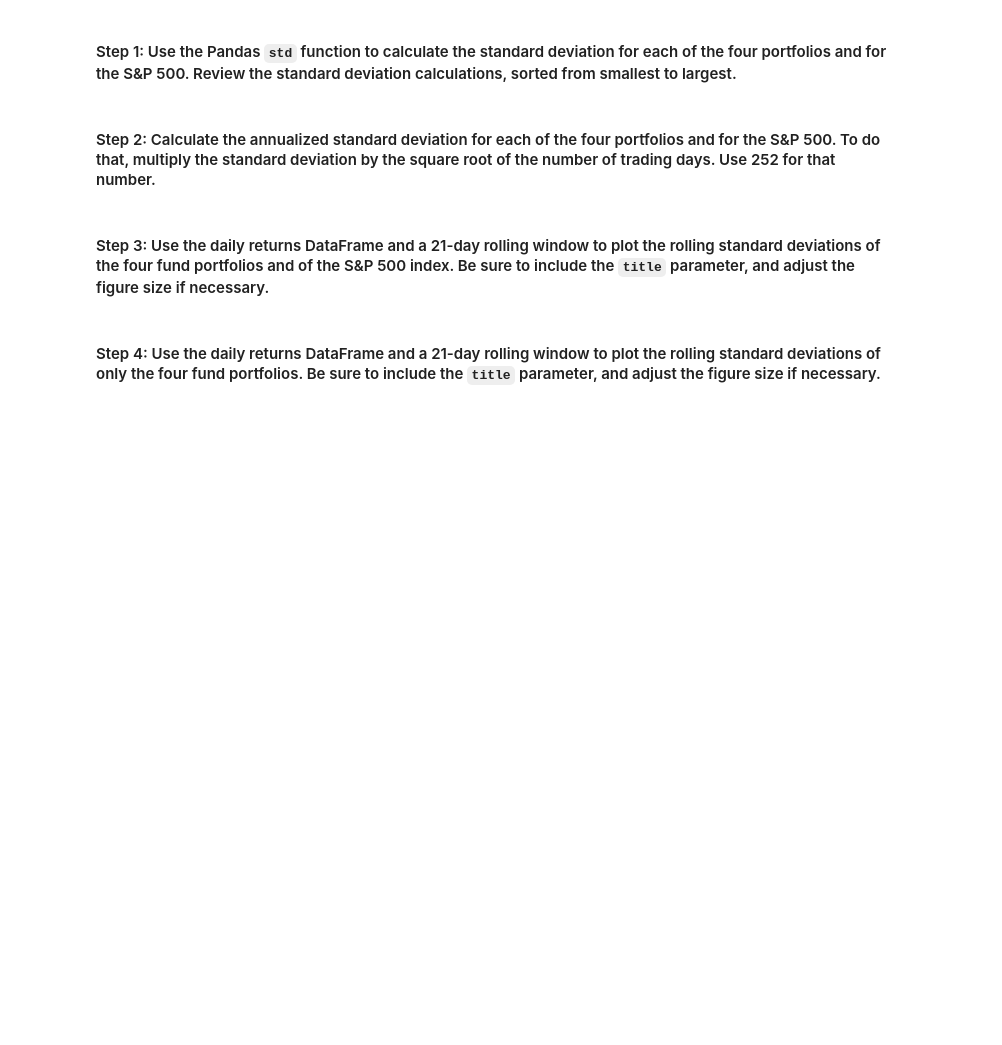
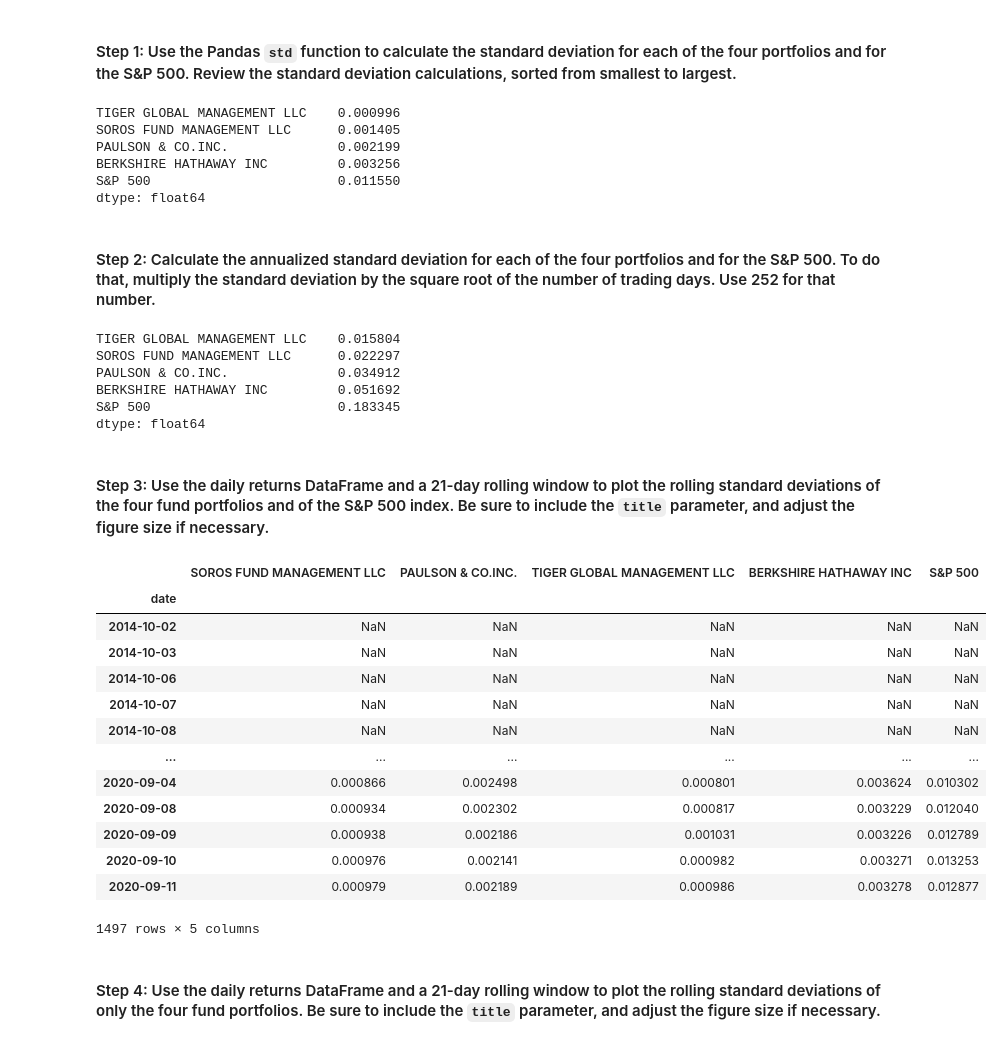
Before and after one commit to mbelld/Module-4-Challenge, a Jupyter notebook: risk_return_analysis.ipynb, the cells around one changed output. Cells and saved outputs as stored; diff of their text form; code cells hidden in the pictures; blank space fills up the shorter version.

```diff
--- a/risk_return_analysis.ipynb
+++ b/risk_return_analysis.ipynb
@@ -186,20 +235,51 @@ Evaluate the risk profile of each portfolio by using the standard deviation and
 # %%
 # Calculate and sort the standard deviation for all 4 portfolios and the S&P 500
 # Review the standard deviations sorted smallest to largest
-# YOUR CODE HERE
+std_dev = daily_returns.std().sort_values()
+std_dev
+# %% [output]
+TIGER GLOBAL MANAGEMENT LLC    0.000996
+SOROS FUND MANAGEMENT LLC      0.001405
+PAULSON & CO.INC.              0.002199
+BERKSHIRE HATHAWAY INC         0.003256
+S&P 500                        0.011550
+dtype: float64
 # %% [markdown]
 #### Step 2: Calculate the annualized standard deviation for each of the four portfolios and for the S&P 500. To do that, multiply the standard deviation by the square root of the number of trading days. Use 252 for that number.
 # %%
 # Calculate and sort the annualized standard deviation (252 trading days) of the 4 portfolios and the S&P 500
 # Review the annual standard deviations smallest to largest
-# YOUR CODE HERE
+annualized_std_dev = std_dev * np.sqrt(252)
+annualized_std_dev.sort_values()
+# %% [output]
+TIGER GLOBAL MANAGEMENT LLC    0.015804
+SOROS FUND MANAGEMENT LLC      0.022297
+PAULSON & CO.INC.              0.034912
+BERKSHIRE HATHAWAY INC         0.051692
+S&P 500                        0.183345
+dtype: float64
 # %% [markdown]
 #### Step 3: Use the daily returns DataFrame and a 21-day rolling window to plot the rolling standard deviations of the four fund portfolios and of the S&P 500 index. Be sure to include the `title` parameter, and adjust the figure size if necessary.
 # %%
 # Using the daily returns DataFrame and a 21-day rolling window,
 # plot the rolling standard deviation of the 4 portfolios and the S&P 500
 # Include a title parameter and adjust the figure size
-# YOUR CODE HERE
+daily_returns.rolling(window=21).std()
+# %% [output]
+|  | SOROS FUND MANAGEMENT LLC | PAULSON & CO.INC. | TIGER GLOBAL MANAGEMENT LLC | BERKSHIRE HATHAWAY INC | S&P 500 |
+| date |  |  |  |  |  |
+| 2014-10-02 | NaN | NaN | NaN | NaN | NaN |
+| 2014-10-03 | NaN | NaN | NaN | NaN | NaN |
+| 2014-10-06 | NaN | NaN | NaN | NaN | NaN |
+| 2014-10-07 | NaN | NaN | NaN | NaN | NaN |
+| 2014-10-08 | NaN | NaN | NaN | NaN | NaN |
+| ... | ... | ... | ... | ... | ... |
+| 2020-09-04 | 0.000866 | 0.002498 | 0.000801 | 0.003624 | 0.010302 |
+| 2020-09-08 | 0.000934 | 0.002302 | 0.000817 | 0.003229 | 0.012040 |
+| 2020-09-09 | 0.000938 | 0.002186 | 0.001031 | 0.003226 | 0.012789 |
+| 2020-09-10 | 0.000976 | 0.002141 | 0.000982 | 0.003271 | 0.013253 |
+| 2020-09-11 | 0.000979 | 0.002189 | 0.000986 | 0.003278 | 0.012877 |
+1497 rows × 5 columns
 # %% [markdown]
 #### Step 4: Use the daily returns DataFrame and a 21-day rolling window to plot the rolling standard deviations of only the four fund portfolios. Be sure to include the `title` parameter, and adjust the figure size if necessary.
 # %%
```
Also changed, not shown: parts of 12 cells of this notebook.
